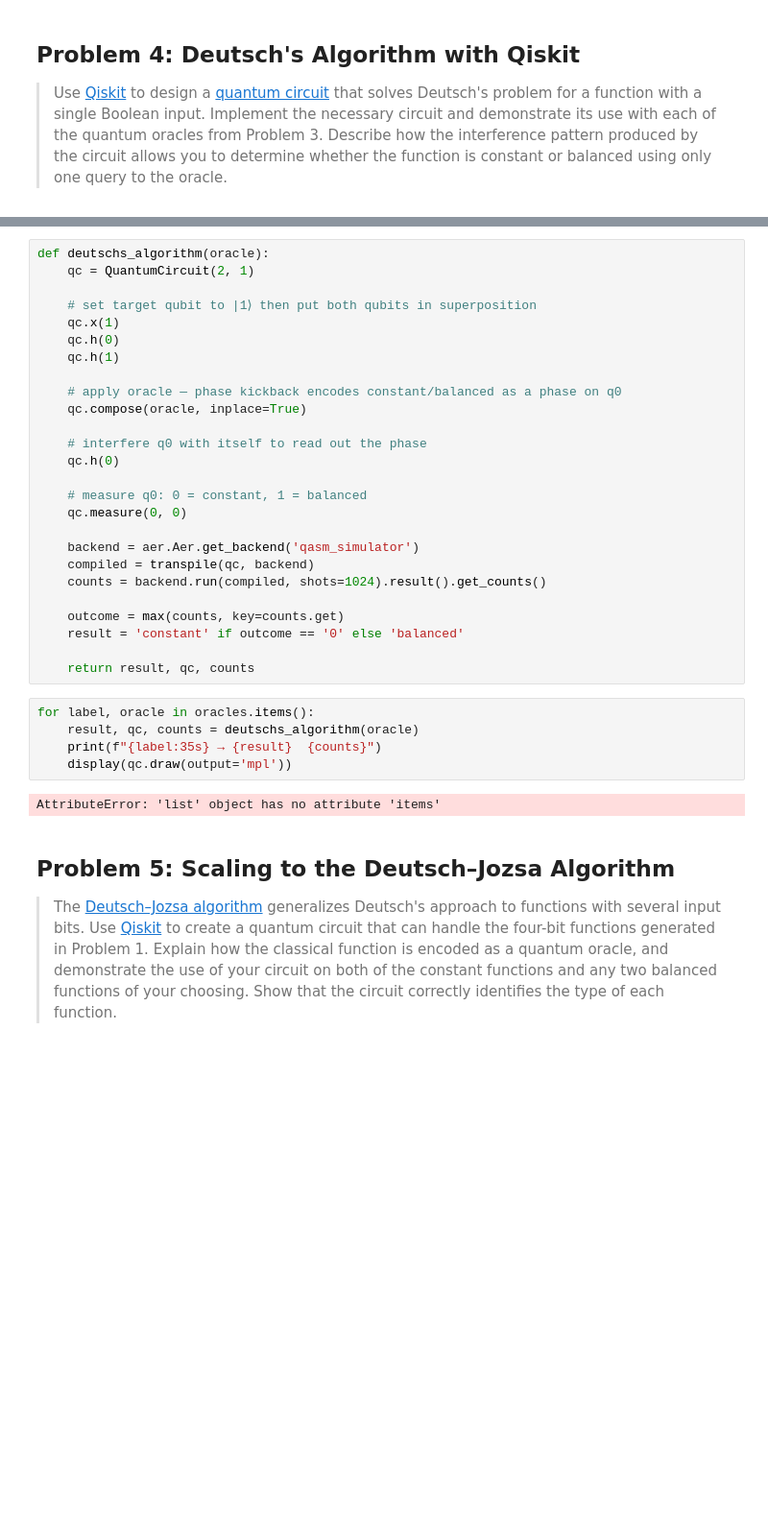
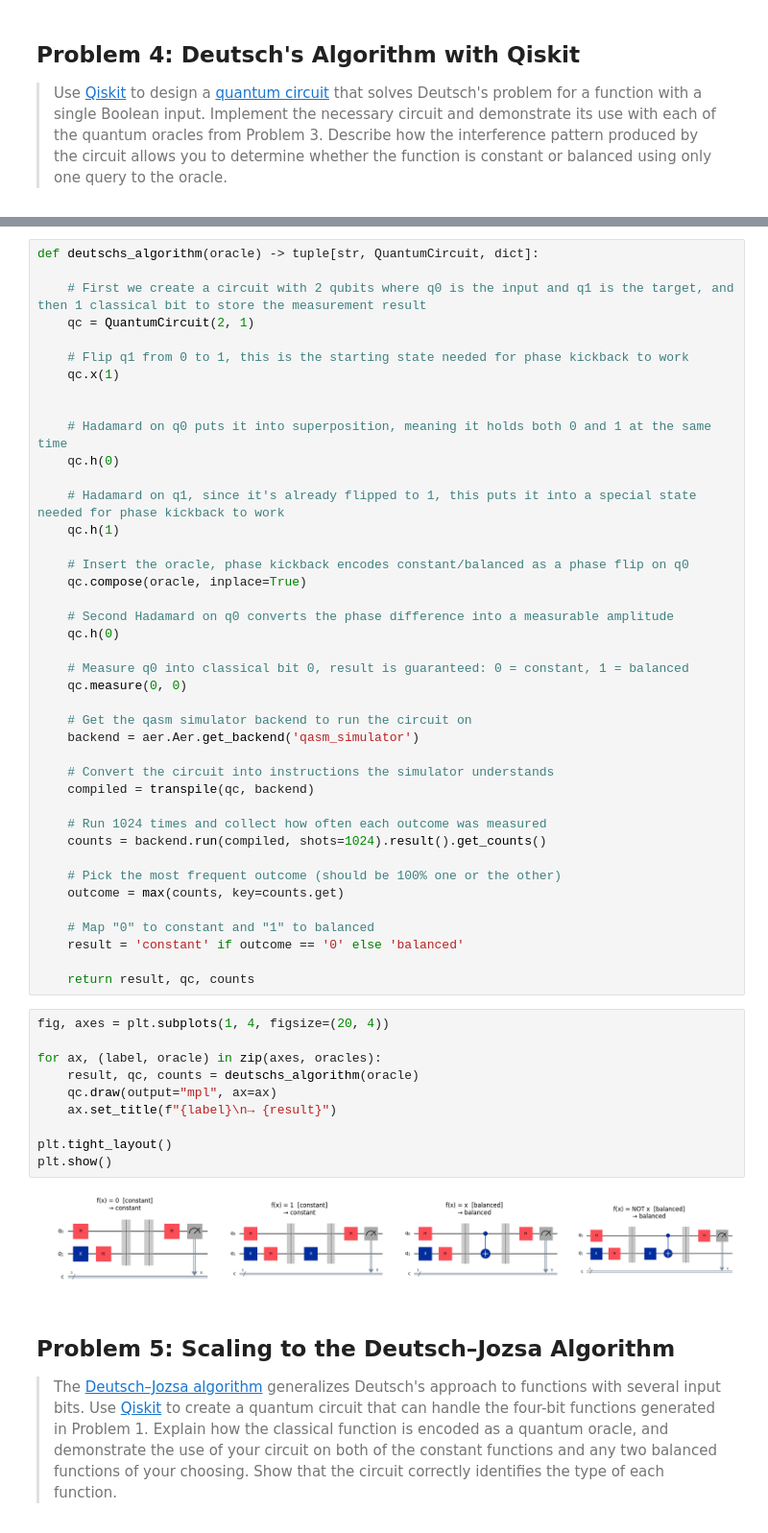
Before and after one commit to McDonaghMichael/EmergingTechnologies, a Jupyter notebook: problems.ipynb, the cells around one changed output, grey strips where cells are left out. Shown at 96% size. Saved outputs shown, nothing was run; the diff lists cells and outputs as text; blank space fills up the shorter version.

Commit message:
Updated markdown for Problem 4 with better explanations, cleaner code and diagrams

```diff
--- a/problems.ipynb
+++ b/problems.ipynb
@@ -355,36 +355,56 @@ The key effect is called **phase kickback**. Because the target qubit is in the
 # %%
-def deutschs_algorithm(oracle):
+def deutschs_algorithm(oracle) -> tuple[str, QuantumCircuit, dict]:
+
+    # First we create a circuit with 2 qubits where q0 is the input and q1 is the target, and then 1 classical bit to store the measurement result
     qc = QuantumCircuit(2, 1)
 
-    # set target qubit to |1⟩ then put both qubits in superposition
+    # Flip q1 from 0 to 1, this is the starting state needed for phase kickback to work
     qc.x(1)
+
+
+    # Hadamard on q0 puts it into superposition, meaning it holds both 0 and 1 at the same time
     qc.h(0)
+
+    # Hadamard on q1, since it's already flipped to 1, this puts it into a special state needed for phase kickback to work
     qc.h(1)
 
-    # apply oracle — phase kickback encodes constant/balanced as a phase on q0
+    # Insert the oracle, phase kickback encodes constant/balanced as a phase flip on q0
     qc.compose(oracle, inplace=True)
 
-    # interfere q0 with itself to read out the phase
+    # Second Hadamard on q0 converts the phase difference into a measurable amplitude
     qc.h(0)
 
-    # measure q0: 0 = constant, 1 = balanced
+    # Measure q0 into classical bit 0, result is guaranteed: 0 = constant, 1 = balanced
     qc.measure(0, 0)
 
+    # Get the qasm simulator backend to run the circuit on
     backend = aer.Aer.get_backend('qasm_simulator')
+
+    # Convert the circuit into instructions the simulator understands
     compiled = transpile(qc, backend)
+
+    # Run 1024 times and collect how often each outcome was measured
     counts = backend.run(compiled, shots=1024).result().get_counts()
 
+    # Pick the most frequent outcome (should be 100% one or the other)
     outcome = max(counts, key=counts.get)
+
+    # Map "0" to constant and "1" to balanced
     result = 'constant' if outcome == '0' else 'balanced'
 
     return result, qc, counts
 # %%
-for label, oracle in oracles.items():
+fig, axes = plt.subplots(1, 4, figsize=(20, 4))
+
+for ax, (label, oracle) in zip(axes, oracles):
     result, qc, counts = deutschs_algorithm(oracle)
-    print(f"{label:35s} → {result}  {counts}")
-    display(qc.draw(output='mpl'))
+    qc.draw(output="mpl", ax=ax)
+    ax.set_title(f"{label}\n→ {result}")
+
+plt.tight_layout()
+plt.show()
 # %% [output]
-AttributeError: 'list' object has no attribute 'items'
+[figure, added]
 # %% [markdown]
 ## Problem 5: Scaling to the Deutsch–Jozsa Algorithm
 
```
Also changed, not shown: parts of 2 cells of this notebook.
